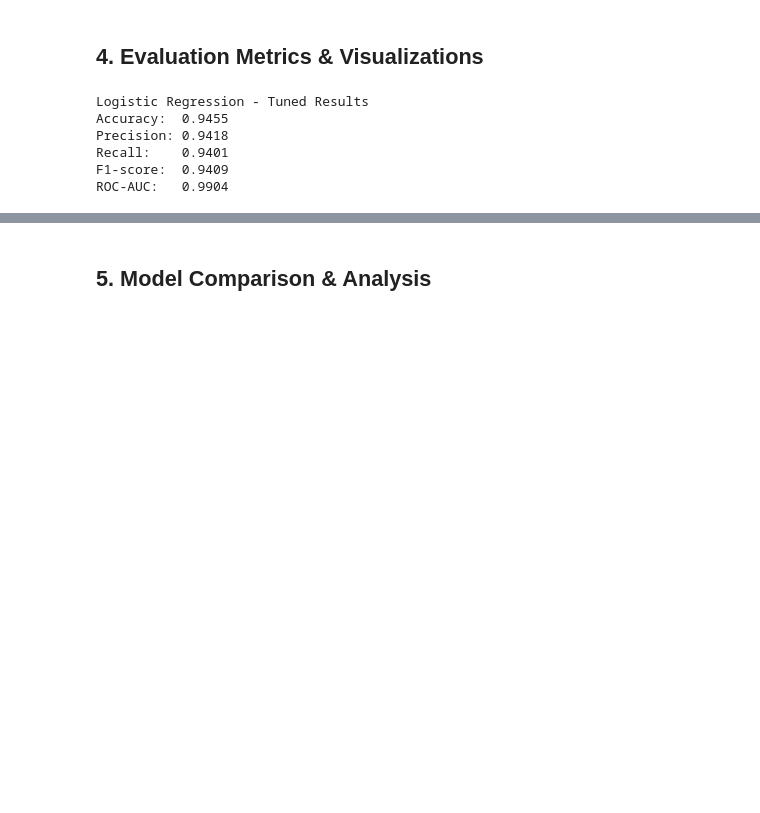
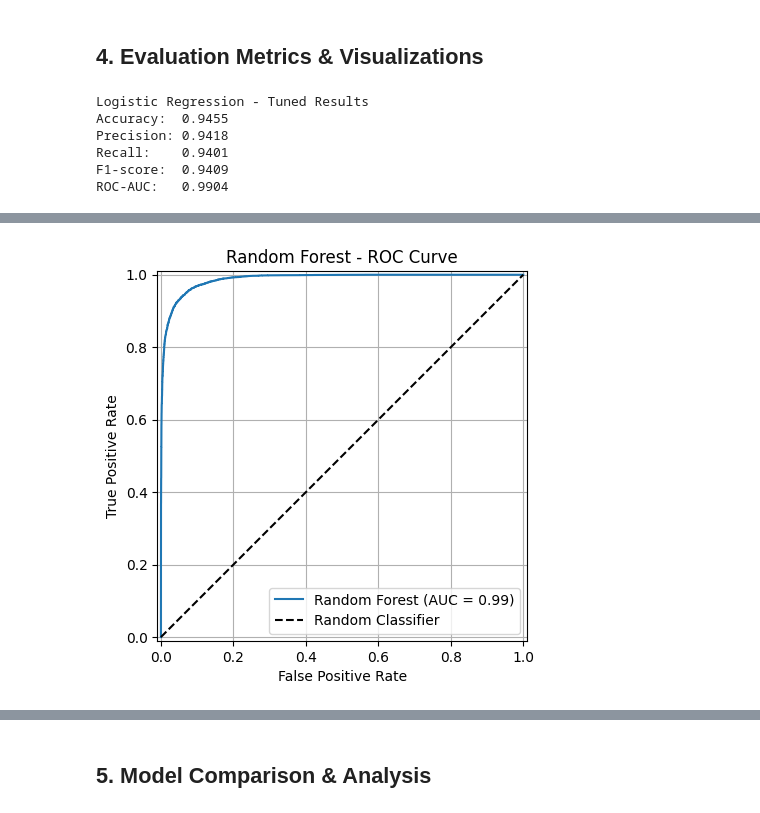
Before and after one commit to jooryA/SWE485-Project-Group6, a Jupyter notebook: Phase1_Supervised_Learning.ipynb, the cells around one changed output, grey strips where cells are left out. Saved outputs shown, nothing was run; the diff lists cells and outputs as text; code cells hidden in the pictures; blank space fills up the shorter version.

```diff
--- a/Phase1_Supervised_Learning.ipynb
+++ b/Phase1_Supervised_Learning.ipynb
@@ -291,3 +467,27 @@ plt.show()
+# %%
+#Model 2 - Random Forest
+
+import matplotlib.pyplot as plt
+from sklearn.metrics import RocCurveDisplay
+
+# Plot ROC Curve for Tuned Random Forest
+RocCurveDisplay.from_predictions(
+    y_test,
+    rf_tuned_prob,
+    name="Random Forest"
+)
+
+# Random classifier reference line
+plt.plot([0, 1], [0, 1], "k--", label="Random Classifier")
+
+plt.title("Random Forest - ROC Curve")
+plt.xlabel("False Positive Rate")
+plt.ylabel("True Positive Rate")
+plt.legend()
+plt.grid(True)
+plt.show()
+# %% [output]
+[figure, added]
 # %% [markdown]
 ### Misclassification Analysis
 
```
Also changed, not shown: parts of 14 cells of this notebook.
